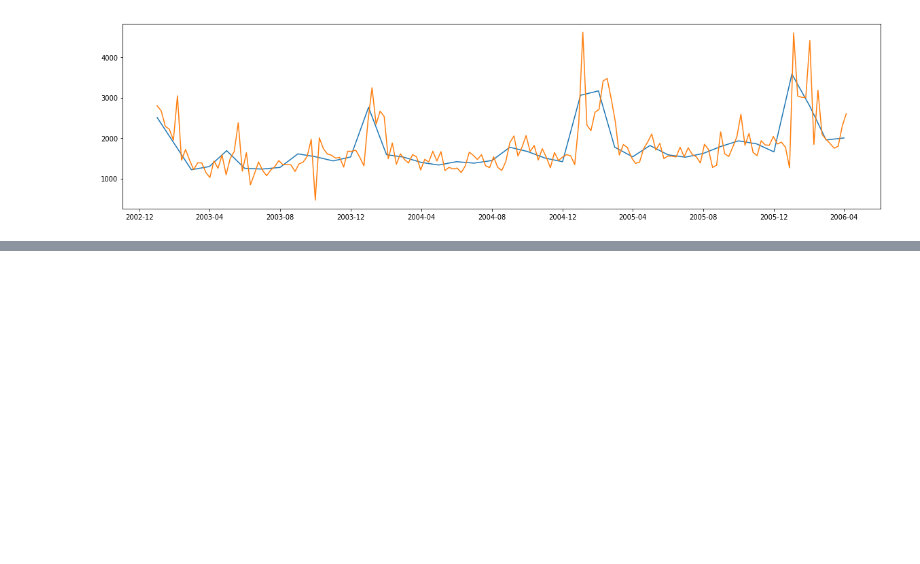
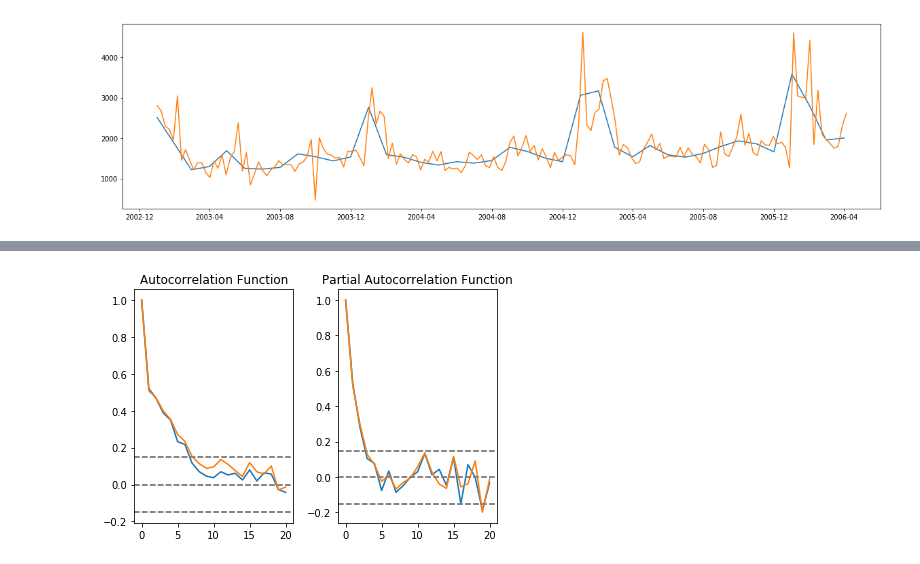
Before and after one commit to EchanHe/yancheng, a Jupyter notebook: data_manipulation.ipynb, the cells around one changed output, grey strips where cells are left out. Drawn from its saved outputs; the diff is of its cells as text; code cells hidden in the pictures; blank space fills up the shorter version.

```diff
--- a/data_manipulation.ipynb
+++ b/data_manipulation.ipynb
@@ -274,0 +328,5 @@ plt.show()
+# %%
+plot_acf_pacf(ts_week)
+plot_acf_pacf(ts_week_log)
+# %% [output]
+[figure, added]
```
Also changed, not shown: parts of 24 cells of this notebook, 3 other files.
